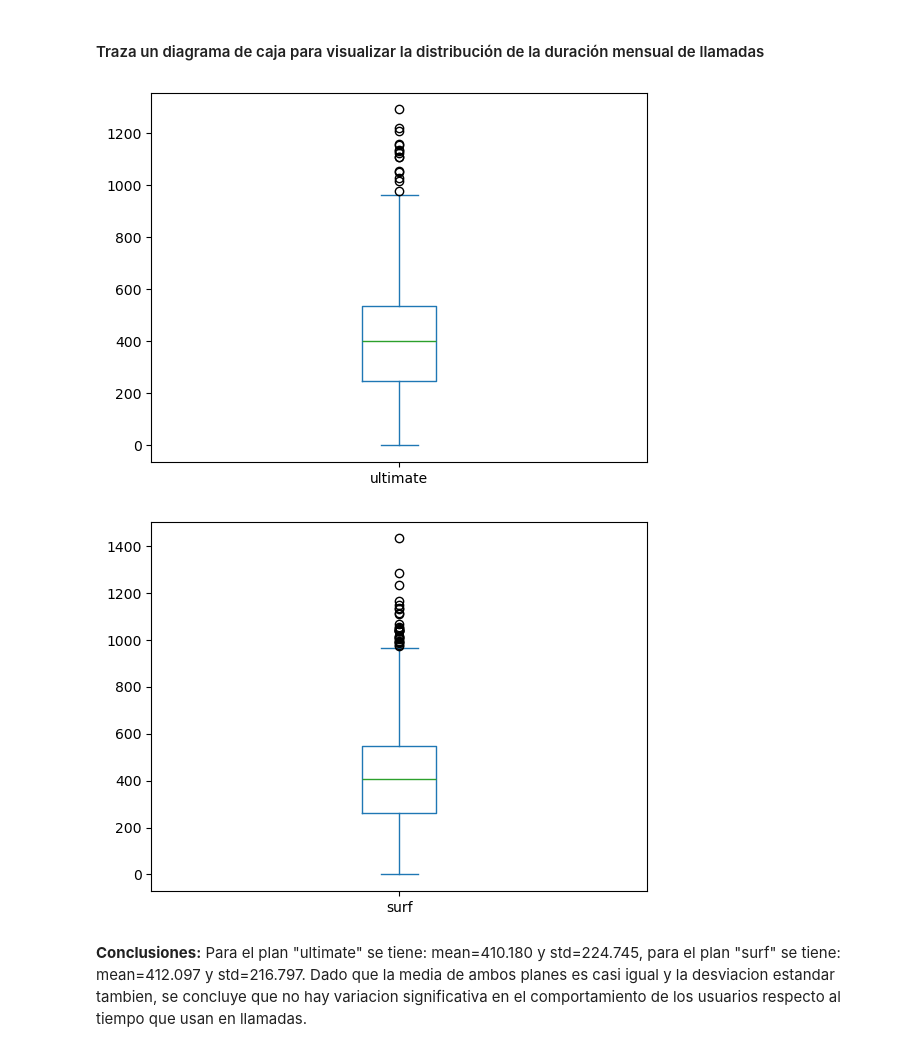
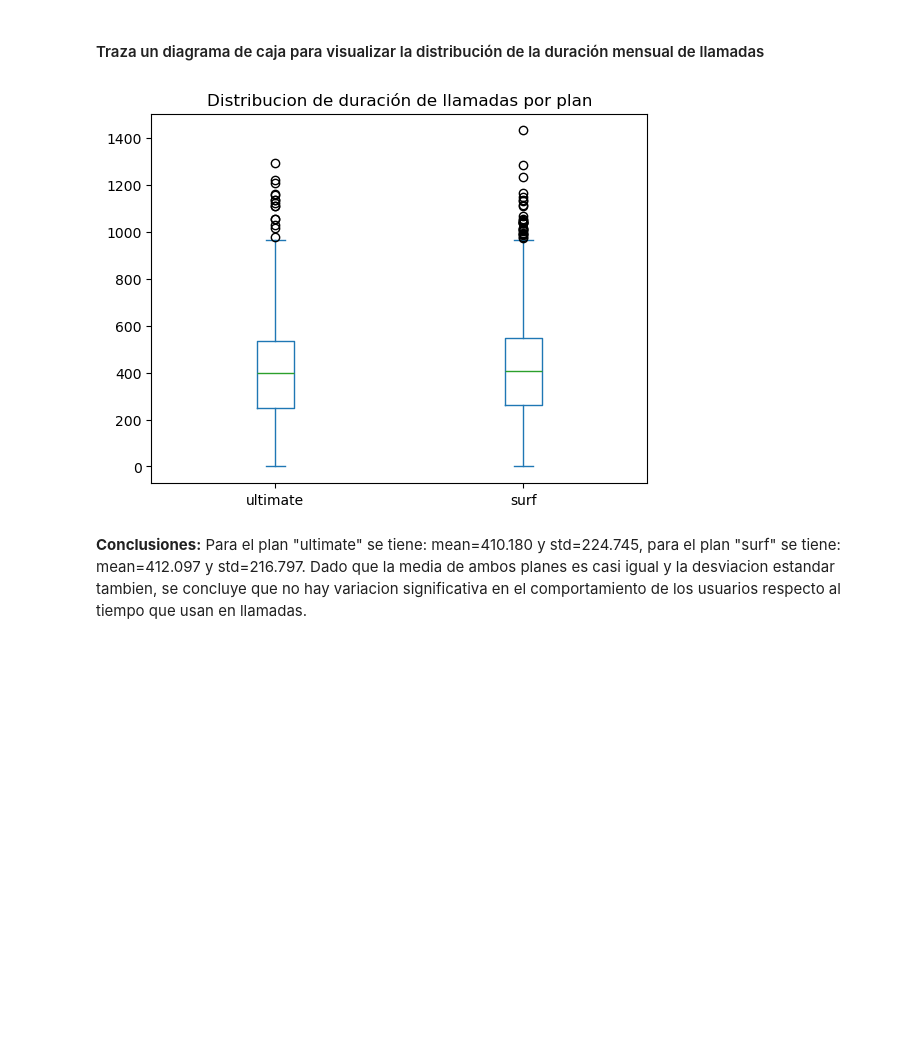
Before and after one commit to arteaga7/Project5, a Jupyter notebook: project5.ipynb, the cells around one changed output. Cells and saved outputs as stored; diff of their text form; code cells hidden in the pictures; blank space fills up the shorter version.

```diff
--- a/project5.ipynb
+++ b/project5.ipynb
@@ -289,7 +273,12 @@ Name: mb_used, dtype: float64
+# %%
+# Merge data into a single DataFrame
+full_user = calls_per_user.merge(mins_per_user,on=['user_id','month'],how='left')
+# %%
+# Merge data into a single DataFrame
+full_user = full_user.merge(msgs_per_user,on=['user_id','month'],how='left')
 # %%
-# Concatenate all user data into a single DataFrame
-full_user = pd.concat([calls_per_user,mins_per_user,msgs_per_user,internet_per_user],axis='columns')
-full_user = full_user.reset_index()
-print(full_user.head())
+# Merge data into a single DataFrame
+full_user = full_user.merge(internet_per_user,on=['user_id','month'],how='left')
+print(full_user.head(3))
 # %% [output]
    user_id  month  call_date  duration  message_date   mb_used
@@ -300,0 +290,6 @@ print(full_user.head())
+# %%
+# Fill null values with 0
+full_user = full_user.fillna(0)
+
+# Show total null values per column
+print(full_user.isna().sum())
@@ -448,12 +436,11 @@ df_duration_call.describe()
 #### Traza un diagrama de caja para visualizar la distribución de la duración mensual de llamadas
 # %%
 # Box plot
-df_duration_call.plot(y='ultimate',kind='box')
-df_duration_call.plot(y='surf',kind='box')
+df_duration_call.plot(kind='box')
+plt.title('Distribucion de duración de llamadas por plan')
 plt.show()
 # %% [output]
-[figure, old version]
+[figure, new version]
-[figure, removed]
 # %% [markdown]
 **Conclusiones:**
 Para el plan "ultimate" se tiene: mean=410.180 y std=224.745, para el plan "surf" se tiene: mean=412.097 y std=216.797. Dado que la media de ambos planes es casi igual y la desviacion estandar tambien, se concluye que no hay variacion significativa en el comportamiento de los usuarios respecto al tiempo que usan en llamadas.
```
Also changed, not shown: parts of 50 cells of this notebook.
